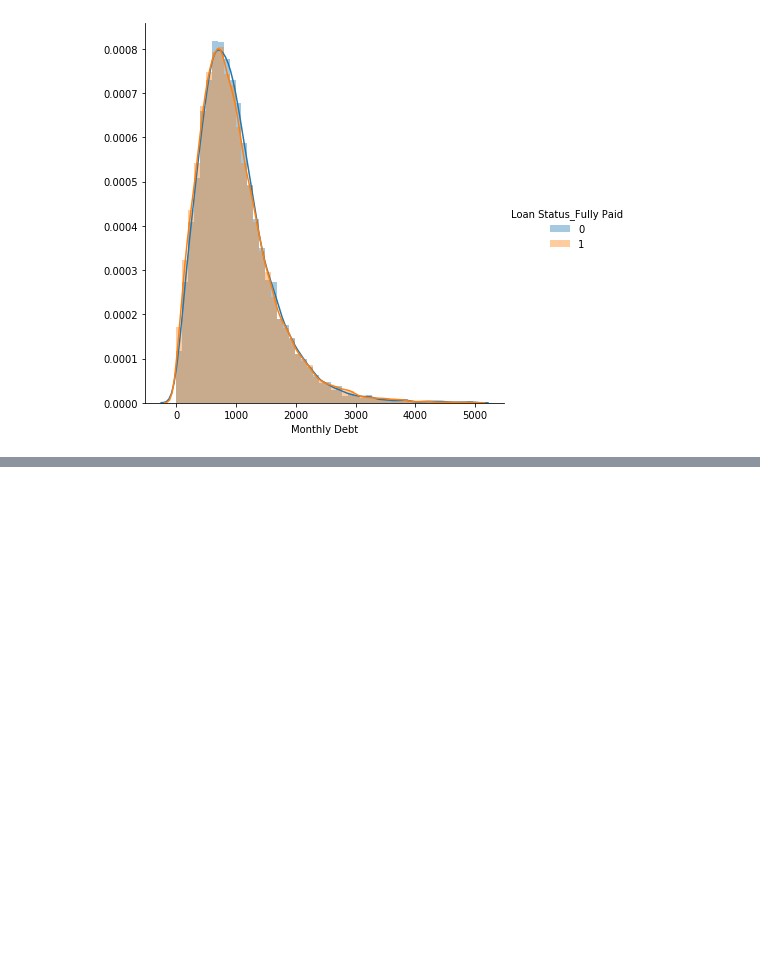
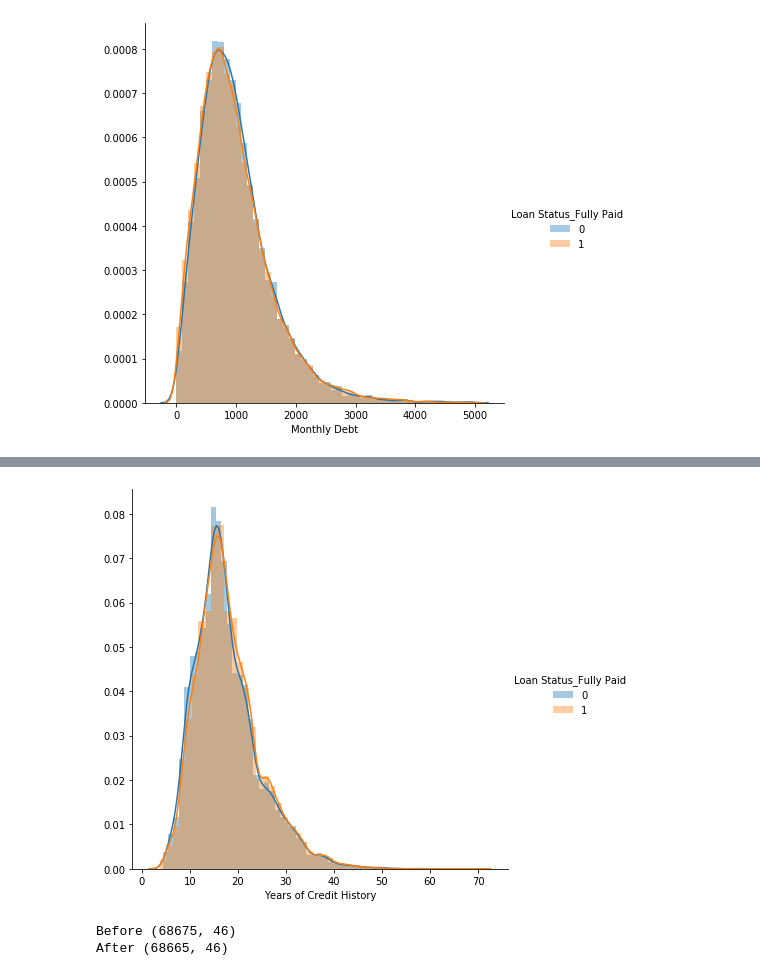
Before and after one commit to divaymohan/credit_score_modeling, a Jupyter notebook: NoteBook.ipynb, the cells around one changed output, grey strips where cells are left out. Cells and saved outputs as stored; diff of their text form; code cells hidden in the pictures; blank space fills up the shorter version.

```diff
--- a/NoteBook.ipynb
+++ b/NoteBook.ipynb
@@ -519,0 +561,14 @@ plt.show()
+# %%
+sns.FacetGrid(m_df, hue="Loan Status_Fully Paid", size=6) \
+    .map(sns.distplot, 'Years of Credit History') \
+    .add_legend();
+plt.show()
+# %% [output]
+[figure, added]
+# %%
+print("Before",m_df.shape)
+l_df = m_df[m_df['Years of Credit History'].apply(lambda x: x<=55)]
+print("After",l_df.shape)
+# %% [output]
+Before (68675, 46)
+After (68665, 46)
```
Also changed, not shown: parts of 11 cells of this notebook.
